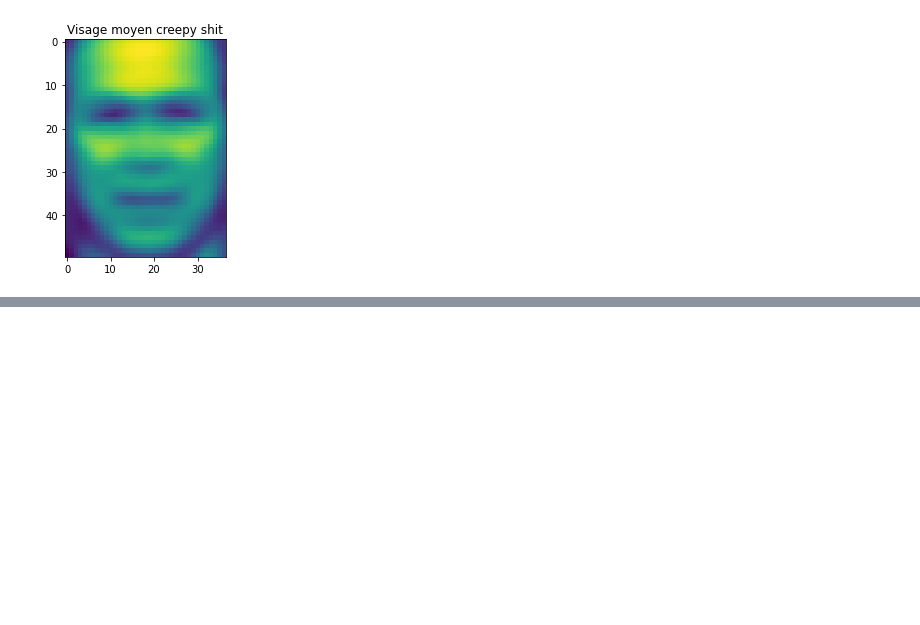
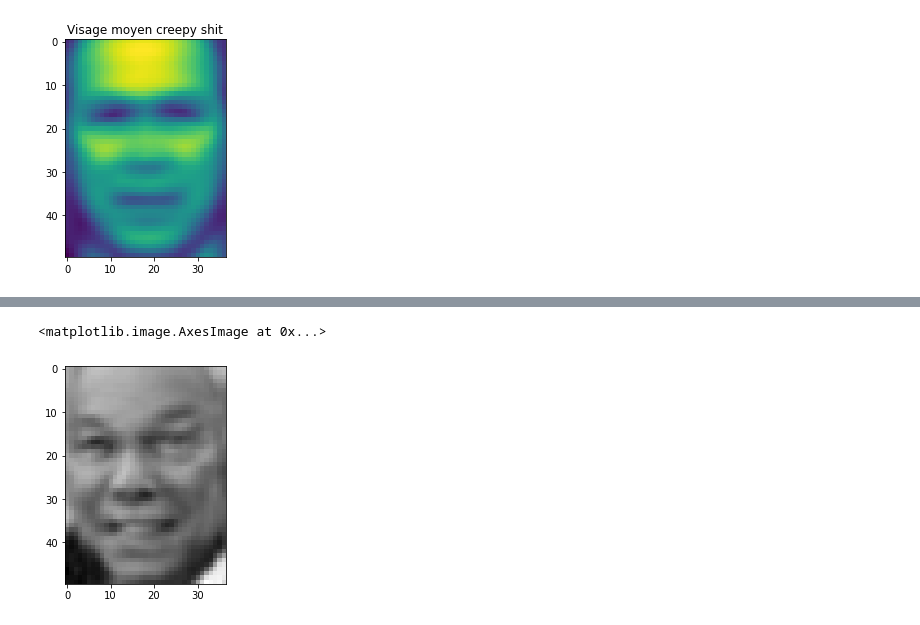
Before and after one commit to ahmedbrh/PCA-eigenFaces, a Jupyter notebook: EigenFace.ipynb, the cells around one changed output, grey strips where cells are left out. Drawn from its saved outputs; the diff is of its cells as text; code cells hidden in the pictures; blank space fills up the shorter version.

```diff
--- a/EigenFace.ipynb
+++ b/EigenFace.ipynb
@@ -157,0 +157,11 @@ for i in range(10):
+# %%
+
+specImg=100
+yp = np.zeros(1850)
+for i in range(numberOfEigs):
+    yp= np.add(yp, W[specImg][i]*ui[i])
+yp+=visageMoyen
+plt.imshow(yp.reshape((h,w)), cmap = plt.cm.gray)
+# %% [output]
+<matplotlib.image.AxesImage at 0x...>
+[figure, added]
```
Also changed, not shown: parts of 18 cells of this notebook.
